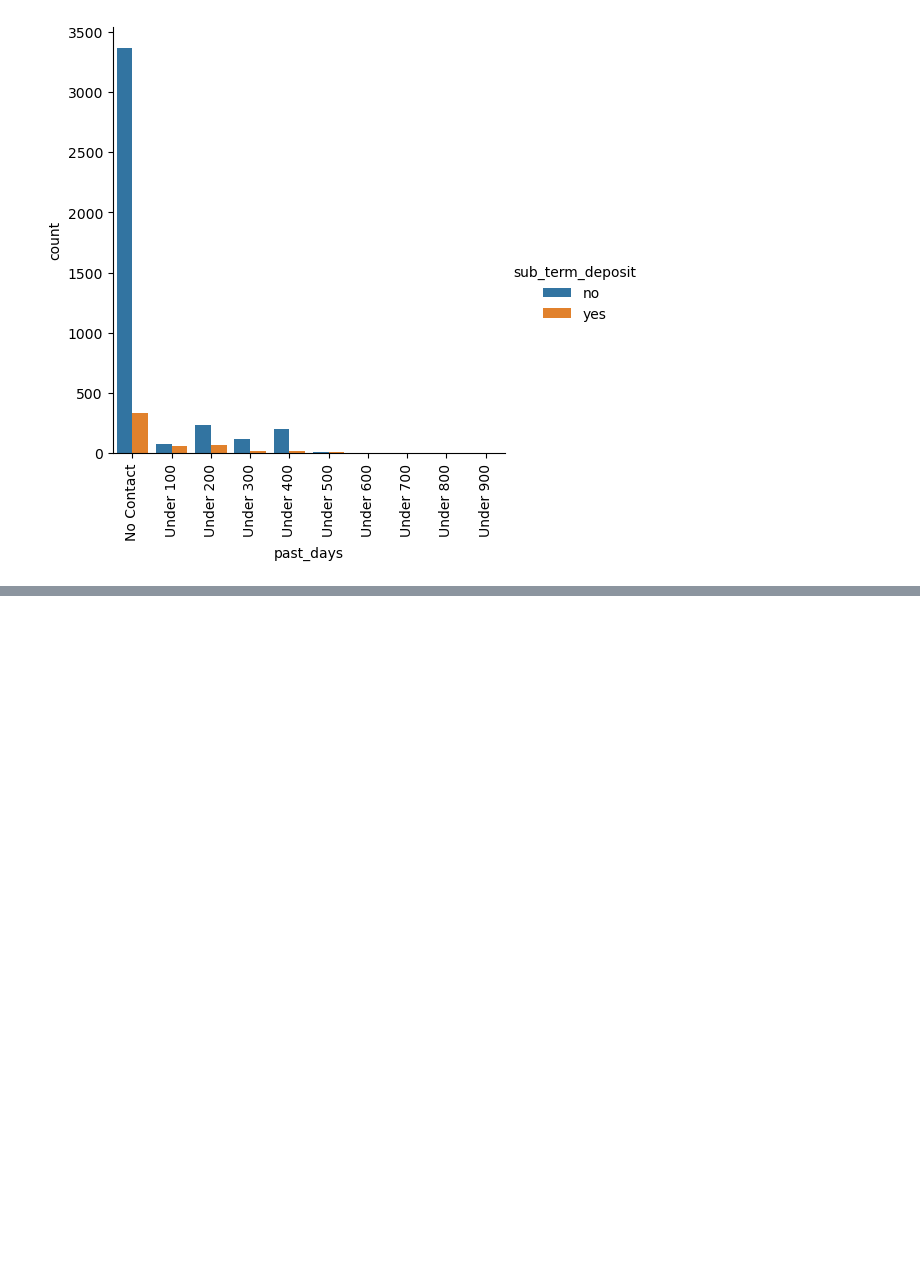
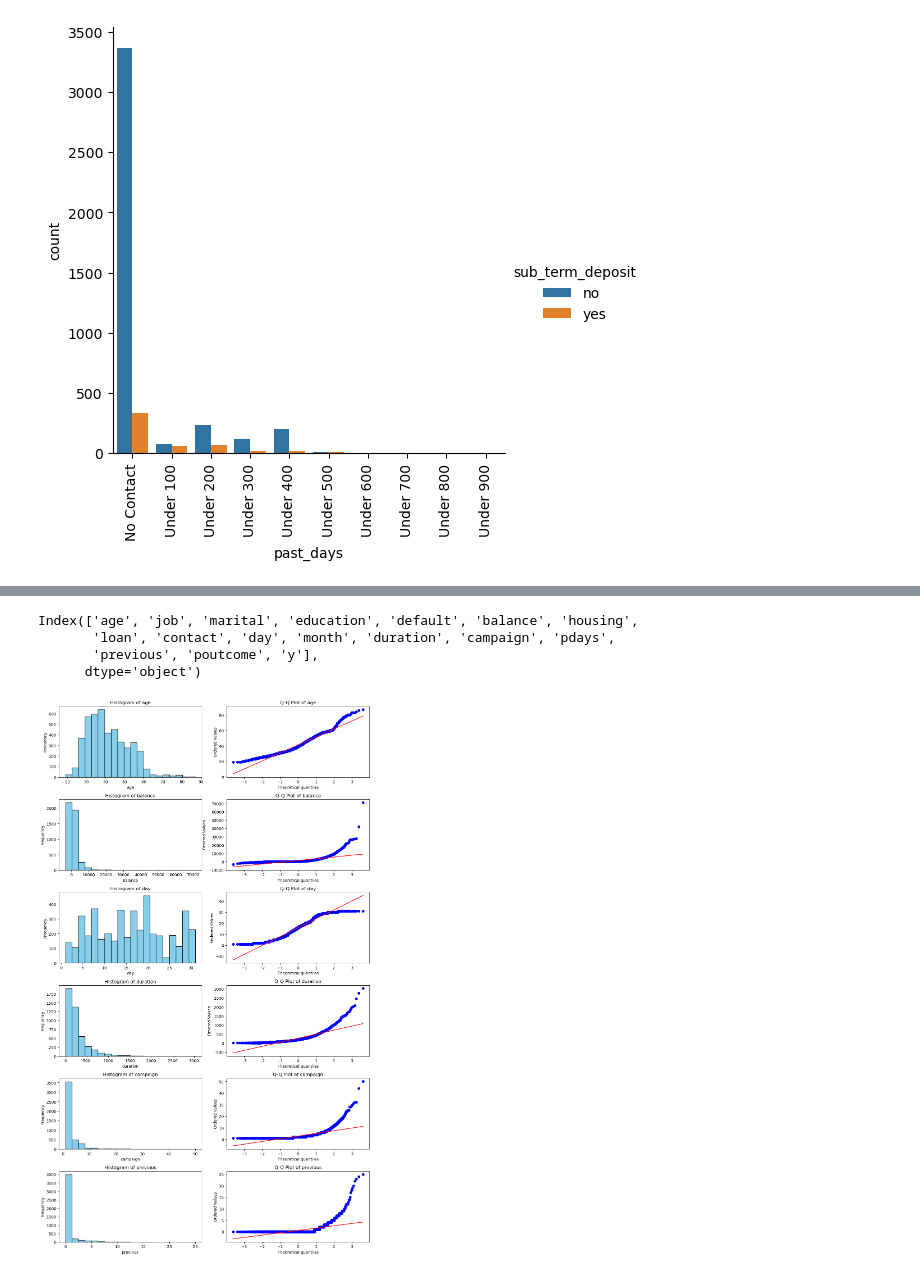
Before and after one commit to Willsu00/assignment2, a Jupyter notebook: Assignment2-Code-Billie.ipynb, the cells around one changed output, grey strips where cells are left out. Cells and saved outputs as stored; diff of their text form; code cells hidden in the pictures; blank space fills up the shorter version.

```diff
--- a/Assignment2-Code-Billie.ipynb
+++ b/Assignment2-Code-Billie.ipynb
@@ -395,0 +430,33 @@ Feature 15: 12.357461
+# %%
+print(df.columns)
+# %% [output]
+Index(['age', 'job', 'marital', 'education', 'default', 'balance', 'housing',
+       'loan', 'contact', 'day', 'month', 'duration', 'campaign', 'pdays',
+       'previous', 'poutcome', 'y'],
+      dtype='object')
+# %%
+# Task 2 Visualize the distribution of the input variables within the subset of your dataset
+
+import matplotlib.pyplot as plt
+import scipy.stats as stats
+
+# Prepare the plot grid
+fig, axs = plt.subplots(6, 2, figsize=(12, 20))  # 6 rows for histograms and Q-Q plots of 5 features
+
+# Loop over each feature to create a histogram and a Q-Q plot
+for index, feature in enumerate(['age', 'balance','day', 'duration', 'campaign','previous']):
+    # Histogram
+    axs[index, 0].hist(df[feature], bins=20, color='skyblue', edgecolor='black')
+    axs[index, 0].set_title(f'Histogram of {feature}')
+    axs[index, 0].set_xlabel(f'{feature}')
+    axs[index, 0].set_ylabel('Frequency')
+
+    # Q-Q plot
+    stats.probplot(df[feature], dist="norm", plot=axs[index, 1])
+    axs[index, 1].set_title(f'Q-Q Plot of {feature}')
+
+# Adjust layout to prevent overlap
+plt.tight_layout()
+plt.show()
+# %% [output]
+[figure, added]
```
Also changed, not shown: parts of 44 cells of this notebook, 1 other file.
